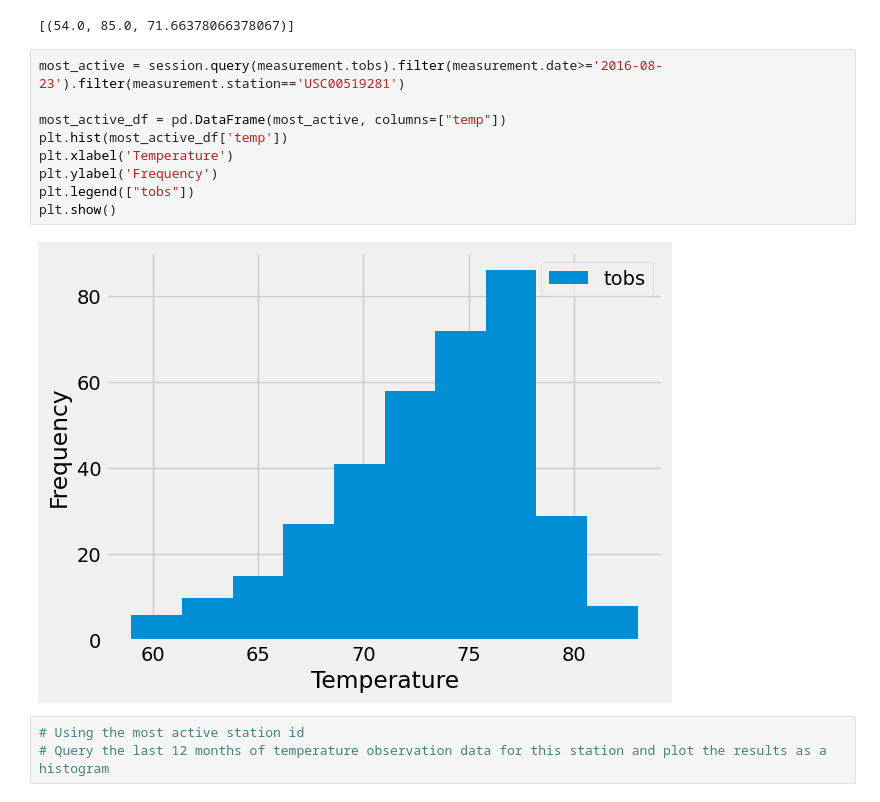
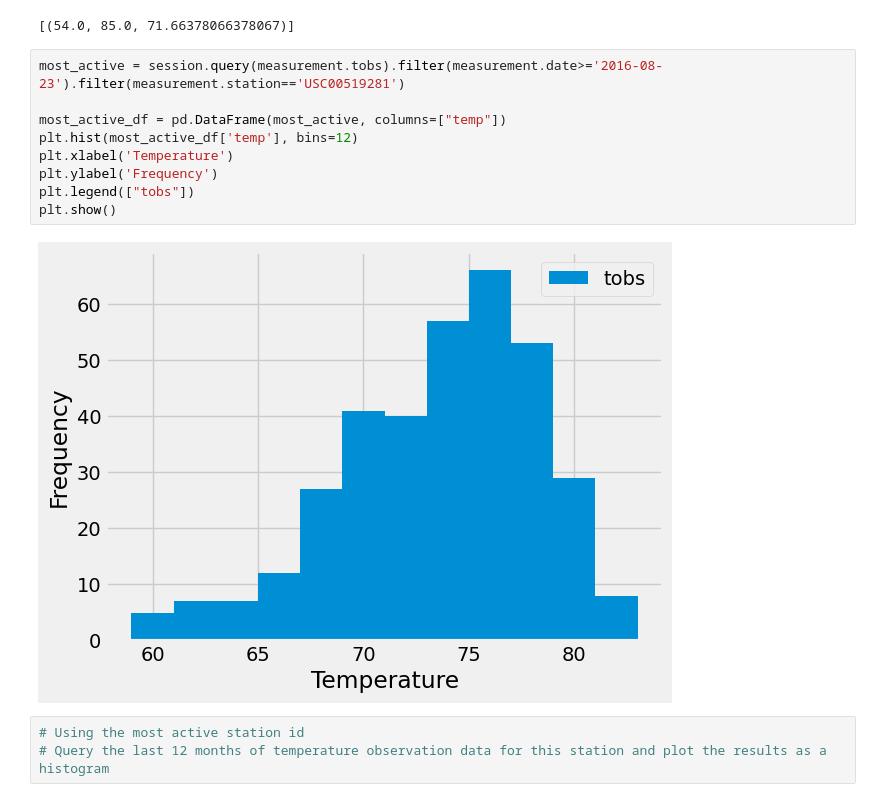
Before and after one commit to m-lohr/sqlalchemy-challenge, a Jupyter notebook: SurfsUp/sqlalchemy_challenge.ipynb, the cells around one changed output. Cells and saved outputs as stored; diff of their text form.

```diff
--- a/SurfsUp/sqlalchemy_challenge.ipynb
+++ b/SurfsUp/sqlalchemy_challenge.ipynb
@@ -168,14 +168,14 @@ temps
 # %%
 most_active = session.query(measurement.tobs).filter(measurement.date>='2016-08-23').filter(measurement.station=='USC00519281')
 
 most_active_df = pd.DataFrame(most_active, columns=["temp"])
-plt.hist(most_active_df['temp'])
+plt.hist(most_active_df['temp'], bins=12)
 plt.xlabel('Temperature')
 plt.ylabel('Frequency')
 plt.legend(["tobs"])
 plt.show()
 # %% [output]
-[figure, old version]
+[figure, new version]
 # %%
 # Using the most active station id
 # Query the last 12 months of temperature observation data for this station and plot the results as a histogram
```
Also changed, not shown: 2 other files.
